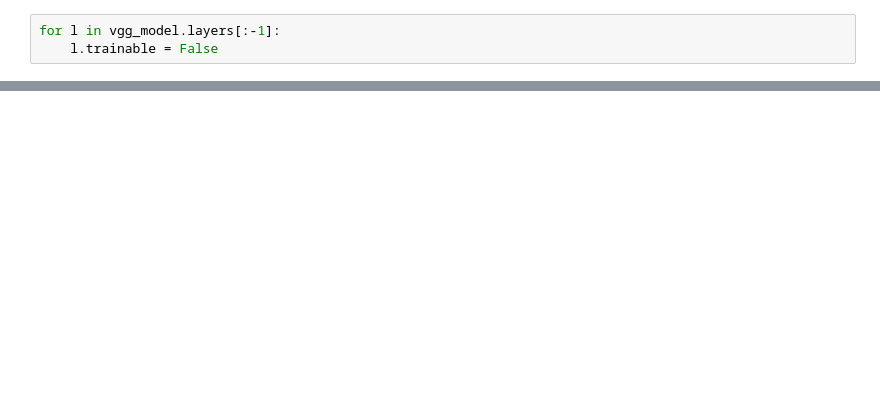
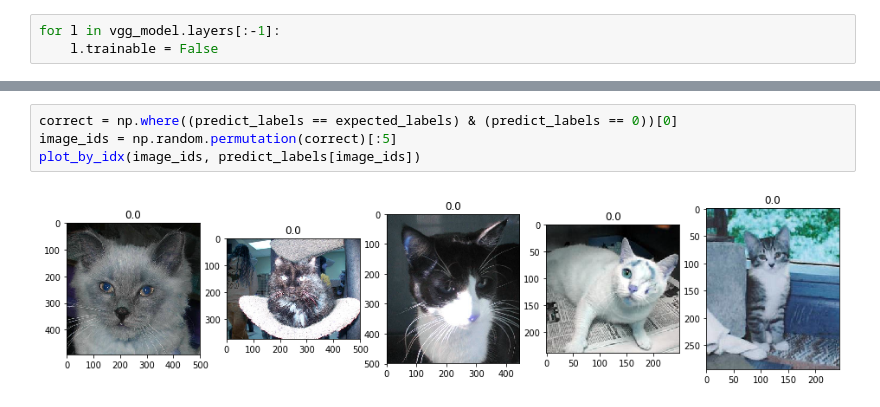
Before and after one commit to zeroohub/kaggle_fun, a Jupyter notebook: dogs_vs_cats_redux_kernels_edition/main.ipynb, the cells around one changed output, grey strips where cells are left out. Cells and saved outputs as stored; diff of their text form; blank space fills up the shorter version.

```diff
--- a/dogs_vs_cats_redux_kernels_edition/main.ipynb
+++ b/dogs_vs_cats_redux_kernels_edition/main.ipynb
@@ -174,0 +182,6 @@ array([[9.9922144e-01, 7.7851169e-04],
+# %%
+correct = np.where((predict_labels == expected_labels) & (predict_labels == 0))[0]
+image_ids = np.random.permutation(correct)[:5]
+plot_by_idx(image_ids, predict_labels[image_ids])
+# %% [output]
+[figure, added]
```
Also changed, not shown: parts of 27 cells of this notebook.
